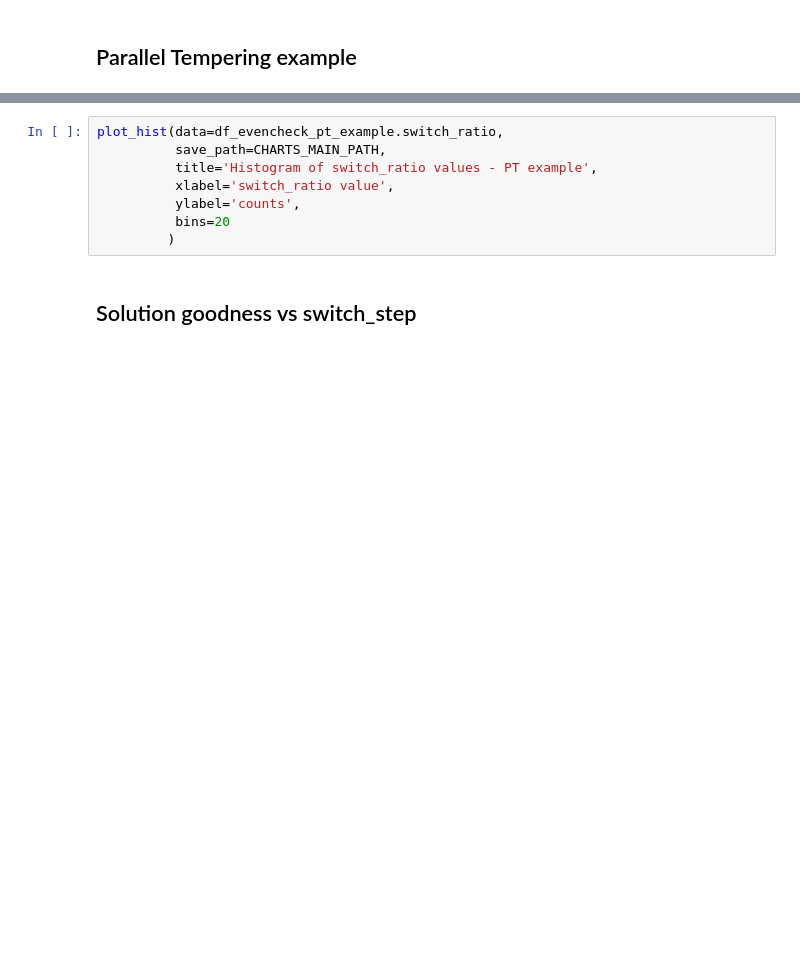
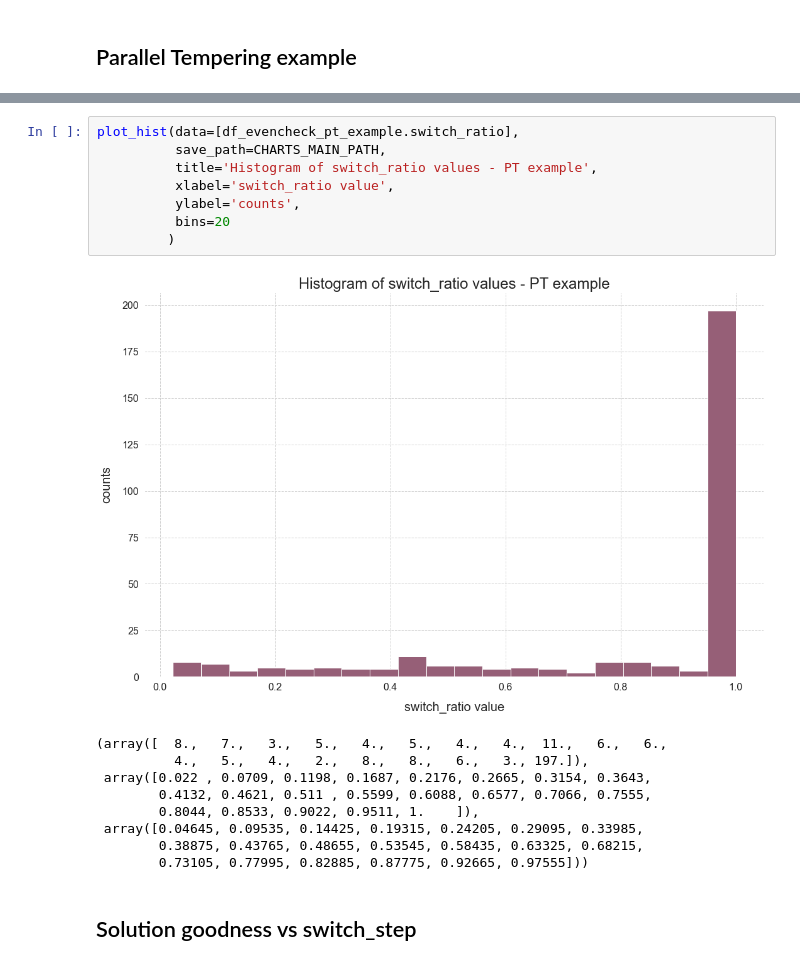
Before and after one commit to mateuszKacz/CGP_mgr, a Jupyter notebook: notebooks/Opracowanie danych PT.ipynb, the cells around one changed output, grey strips where cells are left out. Cells and saved outputs as stored; diff of their text form; blank space fills up the shorter version.

```diff
--- a/notebooks/Opracowanie danych PT.ipynb
+++ b/notebooks/Opracowanie danych PT.ipynb
@@ -303,11 +324,21 @@ plot_hist_line(df_evencheck_pt_example,
 # %%
-plot_hist(data=df_evencheck_pt_example.switch_ratio,
+plot_hist(data=[df_evencheck_pt_example.switch_ratio],
           save_path=CHARTS_MAIN_PATH,
           title='Histogram of switch_ratio values - PT example',
           xlabel='switch_ratio value',
           ylabel='counts',
           bins=20
          )
+# %% [output]
+[figure, added]
+(array([  8.,   7.,   3.,   5.,   4.,   5.,   4.,   4.,  11.,   6.,   6.,
+          4.,   5.,   4.,   2.,   8.,   8.,   6.,   3., 197.]),
+ array([0.022 , 0.0709, 0.1198, 0.1687, 0.2176, 0.2665, 0.3154, 0.3643,
+        0.4132, 0.4621, 0.511 , 0.5599, 0.6088, 0.6577, 0.7066, 0.7555,
+        0.8044, 0.8533, 0.9022, 0.9511, 1.    ]),
+ array([0.04645, 0.09535, 0.14425, 0.19315, 0.24205, 0.29095, 0.33985,
+        0.38875, 0.43765, 0.48655, 0.53545, 0.58435, 0.63325, 0.68215,
+        0.73105, 0.77995, 0.82885, 0.87775, 0.92665, 0.97555]))
 # %% [markdown]
 ## Solution goodness vs switch_step
 # %%
```
Also changed, not shown: parts of 36 cells of this notebook, 1 other file.
